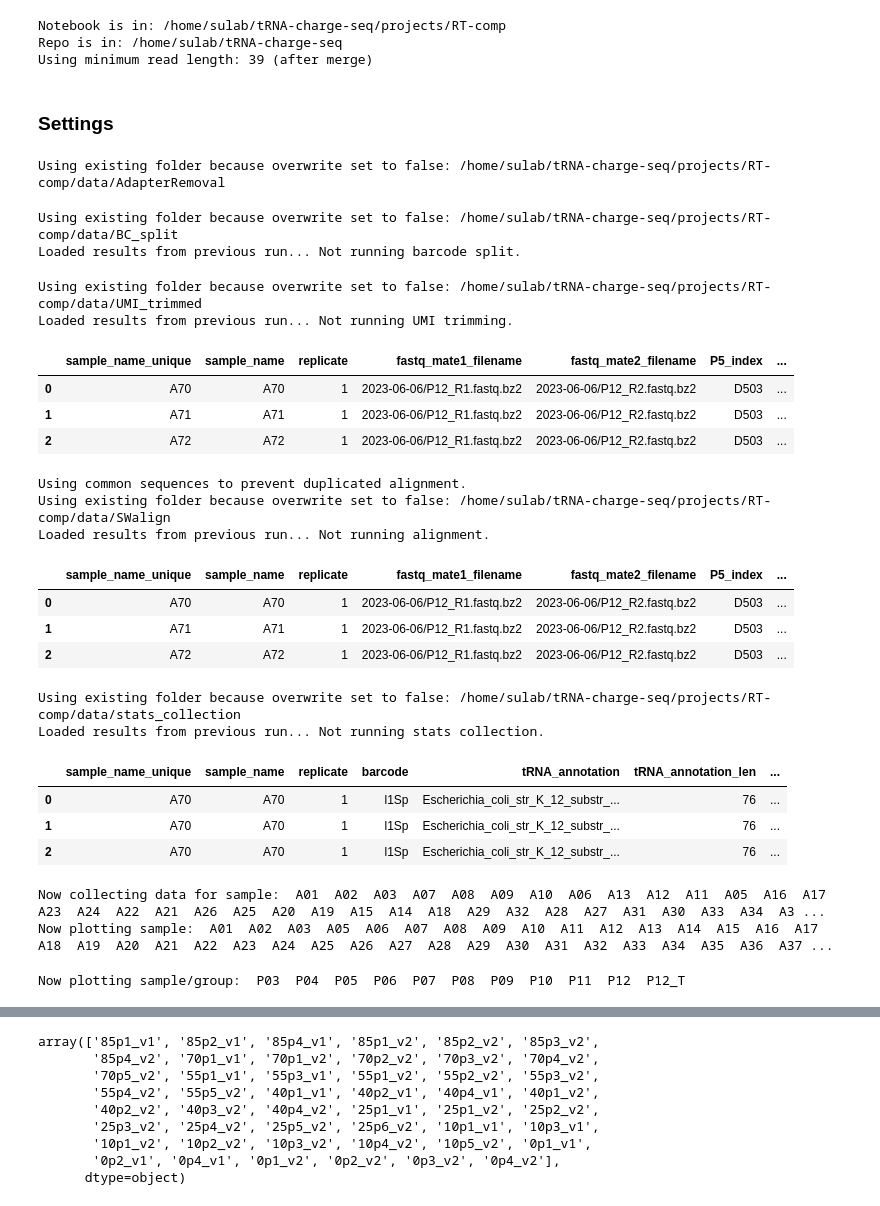
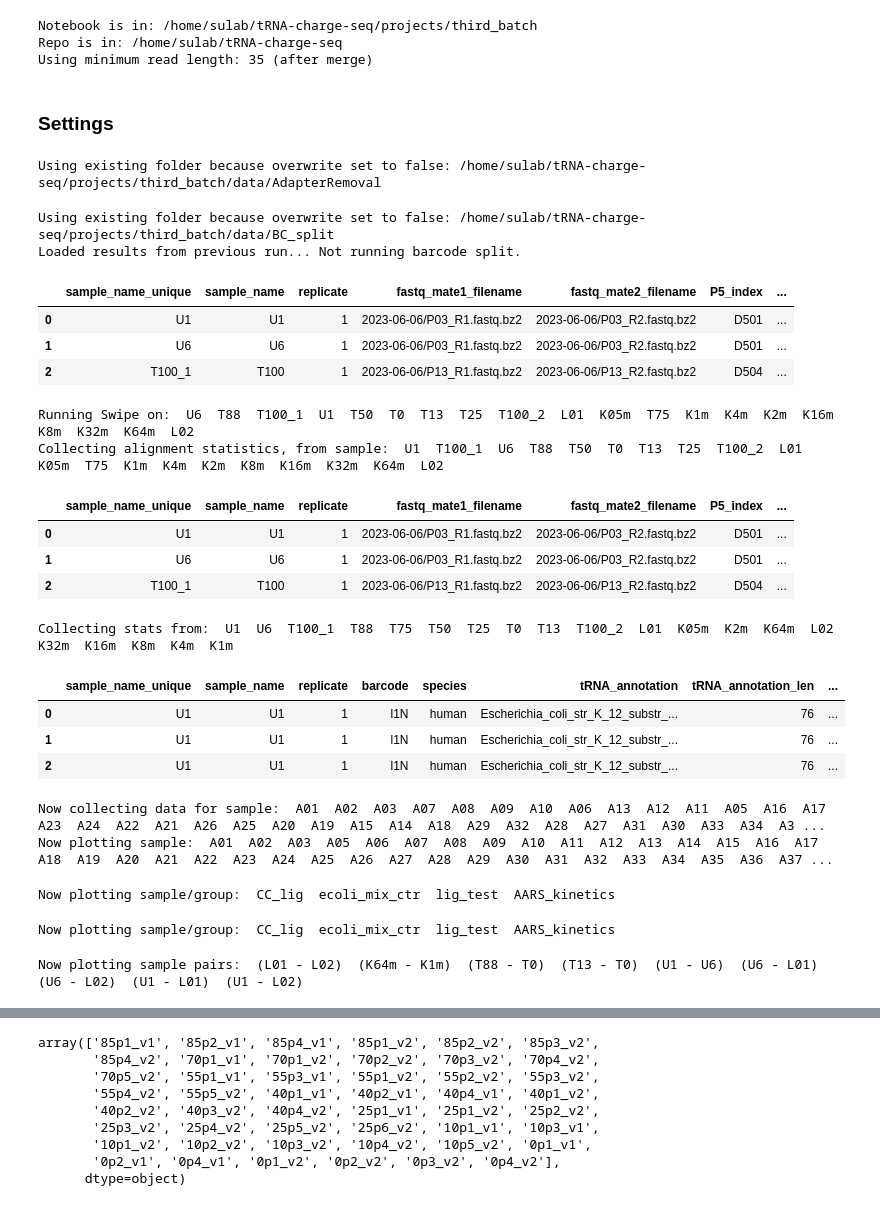
Before and after one commit to krdav/tRNA-charge-seq, a Jupyter notebook: projects/third_batch/process_data_full.ipynb, the cells around one changed output, grey strips where cells are left out. Cells and saved outputs as stored; diff of their text form; code cells hidden in the pictures.

```diff
--- a/projects/third_batch/process_data_full.ipynb
+++ b/projects/third_batch/process_data_full.ipynb
@@ -59,8 +62,10 @@ plotting_dir = 'plotting'
 tRNA_database = dict()
 tRNA_database['human'] = '{}/tRNA_database/human/hg38-tRNAs.fa'.format(homedir)
 tRNA_database['mouse'] = '{}/tRNA_database/mouse/mm10-tRNAs.fa'.format(homedir)
+tRNA_database['ecoli'] = '{}/tRNA_database/ecoli/ecoli-tRNAs.fa'.format(homedir)
 tRNA_database_masked = dict()
 tRNA_database_masked['human'] = '{}/tRNA_database_masked/human/human-tRNAs.fa'.format(homedir)
+tRNA_database_masked['ecoli'] = '{}/tRNA_database_masked/ecoli/ecoli-tRNAs.fa'.format(homedir)
 # Read information (length, codon etc) of tRNAs into dictionary:
 tRNA_data = read_tRNAdb_info(tRNA_database)
 SWIPE_score_mat = '{}/utils/nuc_score-matrix.txt'.format(homedir)
@@ -72,17 +77,19 @@ common_seqs = '{}/utils/common-seqs.fasta.bz2'.format(homedir)
 # Define minimum read length based on minimum insert size:
 MIN_INSERT_LEN = 10
 UMI_LEN = 10
-BC_MAX_LEN = 19
+BC_MAX_LEN = 15
 MIN_READ_LEN = MIN_INSERT_LEN + UMI_LEN + BC_MAX_LEN
 print('Using minimum read length: {} (after merge)'.format(MIN_READ_LEN))
 
 # Read index information:
-index_list_fnam = 'index_list.xlsx'
+# index_list_fnam = 'index_list.xlsx'
+index_list_fnam = 'index_list_with-old.xlsx'
+
 index_df = pd.read_excel('{}/utils/{}'.format(homedir, index_list_fnam))
 # %% [output]
-Notebook is in: /home/sulab/tRNA-charge-seq/projects/RT-comp
+Notebook is in: /home/sulab/tRNA-charge-seq/projects/third_batch
 Repo is in: /home/sulab/tRNA-charge-seq
-Using minimum read length: 39 (after merge)
+Using minimum read length: 35 (after merge)
 # %% [markdown]
 ### Settings
 # %%
@@ -114,67 +121,63 @@ dir_dict = dict(NBdir = NBdir,
 # %%
 # Run AdapterRemoval:
 AR_obj = AR_merge(dir_dict, inp_file_df, MIN_READ_LEN, overwrite_dir=False, AR_threads=6)
-inp_file_df = AR_obj.run_parallel(n_jobs=2, overwrite=False)
+inp_file_df = AR_obj.run_parallel(n_jobs=3, overwrite=False)
 # %% [output]
-Using existing folder because overwrite set to false: /home/sulab/tRNA-charge-seq/projects/RT-comp/data/AdapterRemoval
+Using existing folder because overwrite set to false: /home/sulab/tRNA-charge-seq/projects/third_batch/data/AdapterRemoval
 # %%
 # Split files based on barcodes:
 BCsplit_obj = BC_split(dir_dict, sample_df, inp_file_df, overwrite_dir=False)
 sample_df, inp_file_df = BCsplit_obj.run_parallel(n_jobs=12, load_previous=True)
 # %% [output]
-Using existing folder because overwrite set to false: /home/sulab/tRNA-charge-seq/projects/RT-comp/data/BC_split
+Using existing folder because overwrite set to false: /home/sulab/tRNA-charge-seq/projects/third_batch/data/BC_split
 Loaded results from previous run... Not running barcode split.
 # %%
 ### Generate UMI stats and write final trimmed tRNA sequences ###
 # Note, the cDNA input amount is so large that it is very unlikely to sequence
 # the same PCR amplified DNA twice. Therefore, this processing step does not
 # attempt to merge possible UMI duplicates.
-UMItrim_obj = UMI_trim(dir_dict, sample_df, overwrite_dir=False)
-sample_df = UMItrim_obj.run_parallel(n_jobs=12, load_previous=True)
+UMItrim_obj = UMI_trim(dir_dict, sample_df, overwrite_dir=True)
+sample_df = UMItrim_obj.run_parallel(n_jobs=12, load_previous=False)
 sample_df.head(3)
 # %% [output]
-Using existing folder because overwrite set to false: /home/sulab/tRNA-charge-seq/projects/RT-comp/data/UMI_trimmed
-Loaded results from previous run... Not running UMI trimming.
 |  | sample_name_unique | sample_name | replicate | fastq_mate1_filename | fastq_mate2_filename | P5_index | ... |
-| 0 | A70 | A70 | 1 | 2023-06-06/P12_R1.fastq.bz2 | 2023-06-06/P12_R2.fastq.bz2 | D503 | ... |
-| 1 | A71 | A71 | 1 | 2023-06-06/P12_R1.fastq.bz2 | 2023-06-06/P12_R2.fastq.bz2 | D503 | ... |
-| 2 | A72 | A72 | 1 | 2023-06-06/P12_R1.fastq.bz2 | 2023-06-06/P12_R2.fastq.bz2 | D503 | ... |
+| 0 | U1 | U1 | 1 | 2023-06-06/P03_R1.fastq.bz2 | 2023-06-06/P03_R2.fastq.bz2 | D501 | ... |
+| 1 | U6 | U6 | 1 | 2023-06-06/P03_R1.fastq.bz2 | 2023-06-06/P03_R2.fastq.bz2 | D501 | ... |
+| 2 | T100_1 | T100 | 1 | 2023-06-06/P13_R1.fastq.bz2 | 2023-06-06/P13_R2.fastq.bz2 | D504 | ... |
 # %%
 ### Align reads to database of reference tRNAs ###
 align_obj = SWIPE_align(dir_dict, tRNA_database_masked, sample_df, SWIPE_score_mat2, \
                         gap_penalty=6, extension_penalty=3, min_score_align=15, \
-                        common_seqs=common_seqs, overwrite_dir=False)
-sample_df = align_obj.run_parallel(n_jobs=4, overwrite=False, load_previous=True)
+                        common_seqs=None, overwrite_dir=True)
+sample_df = align_obj.run_parallel(n_jobs=4, overwrite=True, load_previous=False)
 sample_df.head(3)
 # %% [output]
-Using common sequences to prevent duplicated alignment.
-Using existing folder because overwrite set to false: /home/sulab/tRNA-charge-seq/projects/RT-comp/data/SWalign
-Loaded results from previous run... Not running alignment.
+Running Swipe on:  U6  T88  T100_1  U1  T50  T0  T13  T25  T100_2  L01  K05m  T75  K1m  K4m  K2m  K16m  K8m  K32m  K64m  L02
+Collecting alignment statistics, from sample:  U1  T100_1  U6  T88  T50  T0  T13  T25  T100_2  L01  K05m  T75  K1m  K4m  K2m  K8m  K16m  K32m  K64m  L02
 |  | sample_name_unique | sample_name | replicate | fastq_mate1_filename | fastq_mate2_filename | P5_index | ... |
-| 0 | A70 | A70 | 1 | 2023-06-06/P12_R1.fastq.bz2 | 2023-06-06/P12_R2.fastq.bz2 | D503 | ... |
-| 1 | A71 | A71 | 1 | 2023-06-06/P12_R1.fastq.bz2 | 2023-06-06/P12_R2.fastq.bz2 | D503 | ... |
-| 2 | A72 | A72 | 1 | 2023-06-06/P12_R1.fastq.bz2 | 2023-06-06/P12_R2.fastq.bz2 | D503 | ... |
+| 0 | U1 | U1 | 1 | 2023-06-06/P03_R1.fastq.bz2 | 2023-06-06/P03_R2.fastq.bz2 | D501 | ... |
+| 1 | U6 | U6 | 1 | 2023-06-06/P03_R1.fastq.bz2 | 2023-06-06/P03_R2.fastq.bz2 | D501 | ... |
+| 2 | T100_1 | T100 | 1 | 2023-06-06/P13_R1.fastq.bz2 | 2023-06-06/P13_R2.fastq.bz2 | D504 | ... |
 # %%
 ### Collect alignment statistics ###
-stats_obj = STATS_collection(dir_dict, tRNA_data, sample_df, common_seqs=common_seqs, \
-                             overwrite_dir=False)
-stats_df = stats_obj.run_parallel(n_jobs=6, load_previous=True)
+stats_obj = STATS_collection(dir_dict, tRNA_data, sample_df, common_seqs=None, \
+                             overwrite_dir=True)
+stats_df = stats_obj.run_parallel(n_jobs=12, load_previous=False)
 # The dataframe returned is the "ALL_stats_aggregate_filtered.csv"
 # which is the aggregated data filtered to contain only the
 # most relevant columnns and requiring the 3' must be covered
 # and have no 3' non-template bases.
 # The CSV file output "ALL_stats_aggregate.csv" is the data
 # aggregated based on all values identical except
 # readID, 5p_UMI and 3p_BC. I.e. every information, except
 # the UMI seequence is maintained in the aggregated CSV.
 stats_df.head(3)
 # %% [output]
-Using existing folder because overwrite set to false: /home/sulab/tRNA-charge-seq/projects/RT-comp/data/stats_collection
-Loaded results from previous run... Not running stats collection.
+Collecting stats from:  U1  U6  T100_1  T88  T75  T50  T25  T0  T13  T100_2  L01  K05m  K2m  K64m  L02  K32m  K16m  K8m  K4m  K1m
-|  | sample_name_unique | sample_name | replicate | barcode | tRNA_annotation | tRNA_annotation_len | ... |
-| 0 | A70 | A70 | 1 | l1Sp | Escherichia_coli_str_K_12_substr_... | 76 | ... |
-| 1 | A70 | A70 | 1 | l1Sp | Escherichia_coli_str_K_12_substr_... | 76 | ... |
-| 2 | A70 | A70 | 1 | l1Sp | Escherichia_coli_str_K_12_substr_... | 76 | ... |
+|  | sample_name_unique | sample_name | replicate | barcode | species | tRNA_annotation | tRNA_annotation_len | ... |
+| 0 | U1 | U1 | 1 | l1N | human | Escherichia_coli_str_K_12_substr_... | 76 | ... |
+| 1 | U1 | U1 | 1 | l1N | human | Escherichia_coli_str_K_12_substr_... | 76 | ... |
+| 2 | U1 | U1 | 1 | l1N | human | Escherichia_coli_str_K_12_substr_... | 76 | ... |
 # %%
 ### Generate standard tRNAseq data plots ###
 plot_obj = TRNA_plot(dir_dict, sample_df, overwrite_dir=True, pull_default=False)
@@ -211,4 +214,16 @@ Now plotting sample:  A01  A02  A03  A05  A06  A07  A08  A09  A10  A11  A12  A13
 plot_obj.plot_abundance(plot_type='codon', plot_name='codon_charge_grp', \
                         group=True, min_obs=500, charge_plot=True)
 # %% [output]
-Now plotting sample/group:  P03  P04  P05  P06  P07  P08  P09  P10  P11  P12  P12_T
+Now plotting sample/group:  CC_lig  ecoli_mix_ctr  lig_test  AARS_kinetics
+# %%
+plot_obj.plot_abundance(plot_type='codon', plot_name='codon_rpm_grp', \
+                        group=True, min_obs=500, charge_plot=False)
+# %% [output]
+Now plotting sample/group:  CC_lig  ecoli_mix_ctr  lig_test  AARS_kinetics
+# %%
+plot_obj.plot_abundance_corr(sample_pairs=[['L01', 'K64m', 'T88', 'T13', 'U1', 'U6', 'U6', 'U1','U1'], \
+                                           ['L02', 'K1m', 'T0', 'T0', 'U6', 'L01', 'L02', 'L01', 'L02']], \
+                             plot_type='codon', plot_name='codon_abundance_corr', \
+                             min_obs=500, charge_plot=False)
+# %% [output]
+Now plotting sample pairs:  (L01 - L02)  (K64m - K1m)  (T88 - T0)  (T13 - T0)  (U1 - U6)  (U6 - L01)  (U6 - L02)  (U1 - L01)  (U1 - L02)
```
Also changed, not shown: parts of 2 cells of this notebook, 1 other file.
